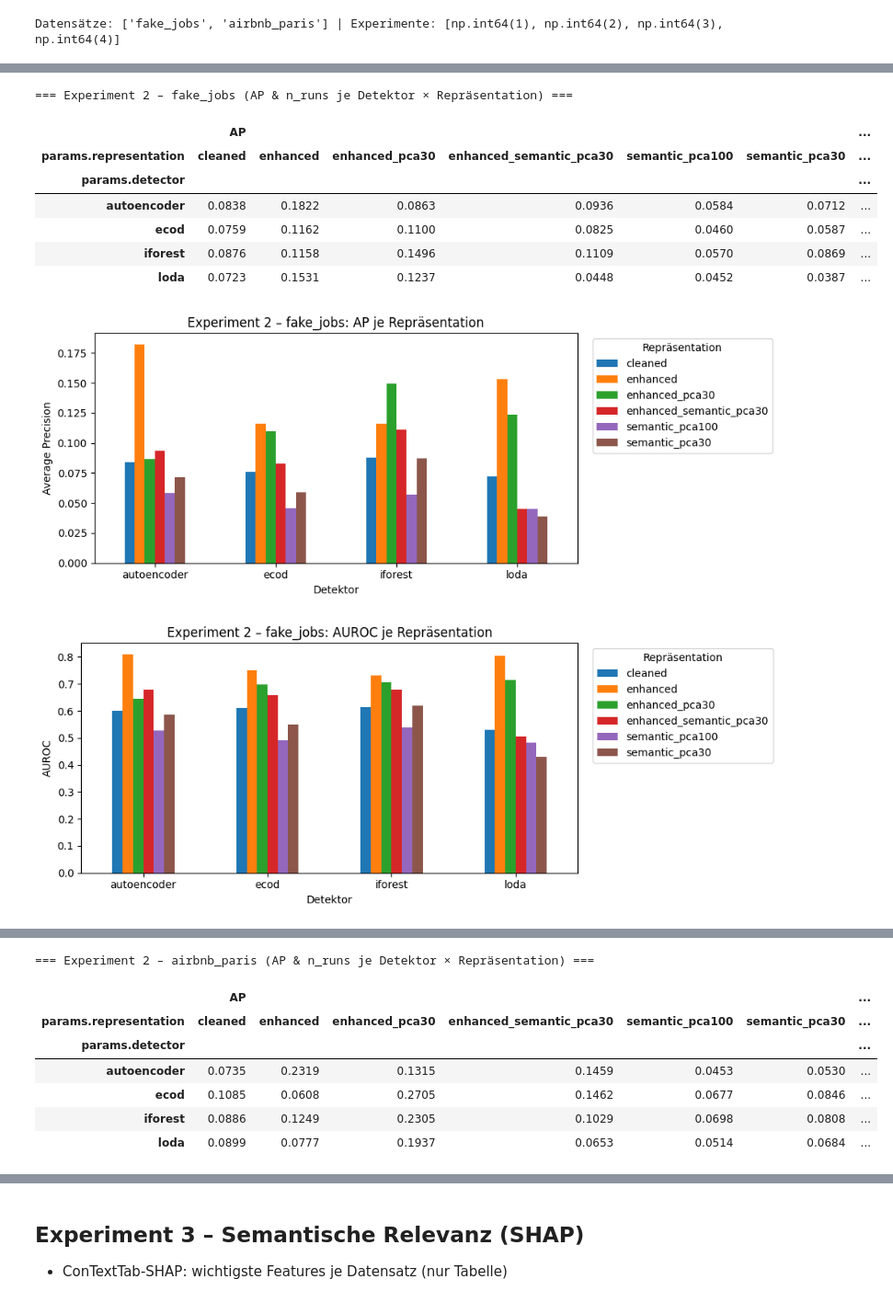
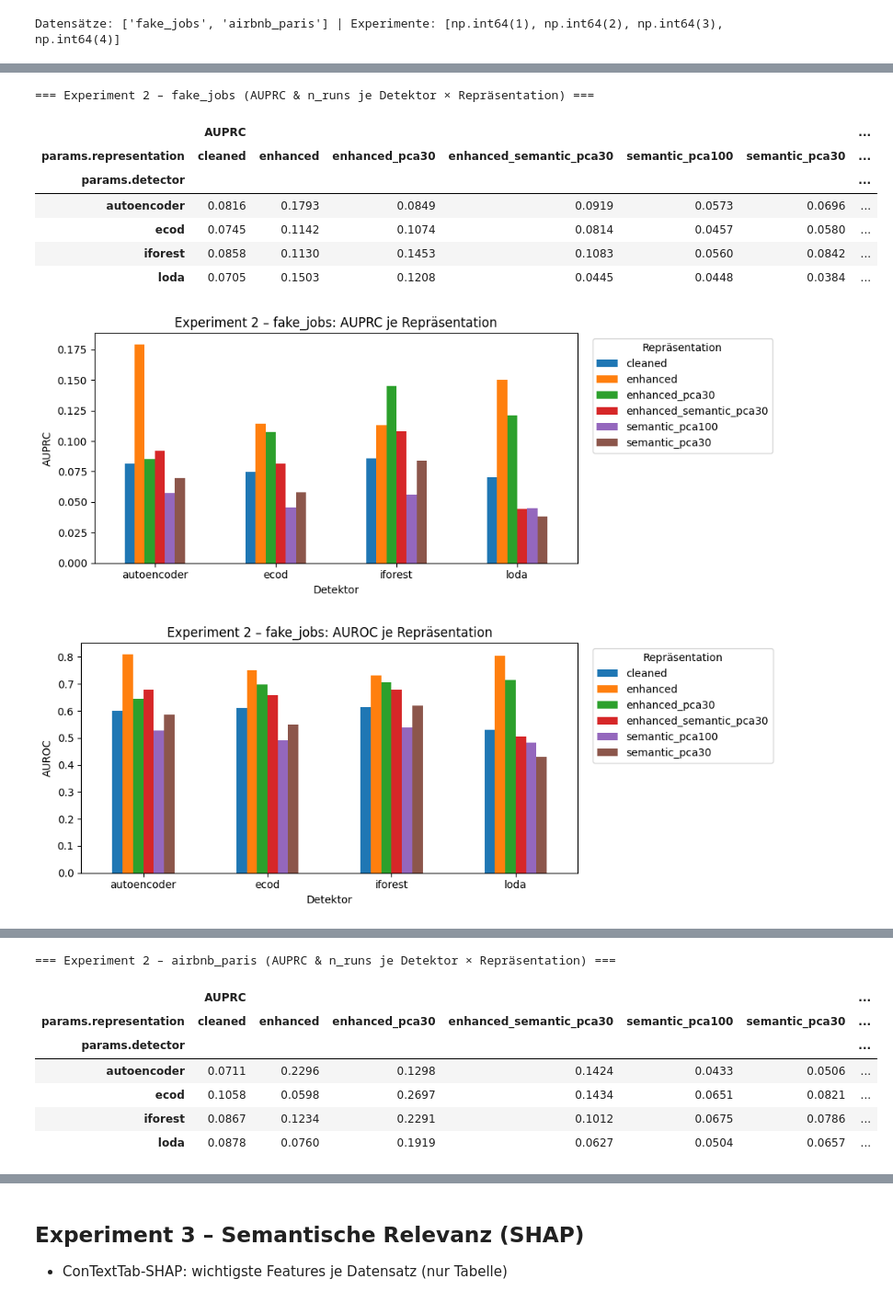
Before and after one commit to florivz/tfm-anomaly-detection, a Jupyter notebook: experiment_summary.ipynb, the cells around one changed output, grey strips where cells are left out. Shown at 92% size. Saved outputs shown, nothing was run; the diff lists cells and outputs as text; code cells hidden in the pictures.

```diff
--- a/experiment_summary.ipynb
+++ b/experiment_summary.ipynb
@@ -45,8 +48,8 @@ if len(df):
     df["dataset"] = df["experiment"].str.rsplit("_experiment_", n=1).str[0]
     df["model"] = df["tags.mlflow.runName"] if "tags.mlflow.runName" in df.columns else df["run_id"]
     df = df[df["model"] != "contexttab_fixed"]  # veralteten Run ausschließen
-    df = df.rename(columns={"metrics.average_precision": "AP", "metrics.auprc": "AUPRC", "metrics.auc_roc": "AUROC", "metrics.runtime_s": "runtime_s"})
-    for col in ["AP", "AUPRC", "AUROC", "runtime_s"]:
+    df = df.rename(columns={"metrics.auprc": "AUPRC", "metrics.auc_roc": "AUROC", "metrics.runtime_s": "runtime_s"})
+    for col in ["AUPRC", "AUROC", "runtime_s"]:
         if col not in df.columns:
             df[col] = np.nan
     print("Datensätze:", df["dataset"].unique().tolist(), "| Experimente:", sorted(df["exp_num"].unique()))
@@ -67,15 +70,16 @@ else:
         if not len(s):
             continue
         g = s.groupby("model")
-        tab = g[["AP", "AUPRC", "AUROC", "runtime_s"]].mean()
+        tab = g[["AUPRC", "AUROC", "runtime_s"]].mean()
         tab["n_runs"] = g.size()
-        tab = tab.sort_values("AP", ascending=False).round(4)
+        tab = tab.sort_values("AUPRC", ascending=False).round(4)
         tab.to_csv(f"{RESULT_DIR}/exp1_{ds}.csv")
+        tab.to_latex(f"{RESULT_DIR}/exp1_{ds}.tex", escape=True, float_format="%.4f", caption=f"Experiment 1 -- Unsupervised Outlier Detection ({ds.replace('_', ' ')}): AUPRC, AUROC und Laufzeit je Modell.", label=f"tab:exp1_{ds}")
         print(f"=== Experiment 1 – {ds} ===")
         display(tab)
 
-    # je 1 Chart für AP, AUROC, Runtime – beide Datensätze, Modelle alphabetisch
-    for metric, label in [("AP", "Average Precision"), ("AUPRC", "AUPRC"), ("AUROC", "AUROC"), ("runtime_s", "Runtime (s)")]:
+    # je 1 Chart (beide Datensätze, Modelle alphabetisch) -> diagrams/
+    for metric, label, fname in [("AUPRC", "AUPRC", "aucpr"), ("AUROC", "AUROC", "aucroc"), ("runtime_s", "Runtime (s)", "runtime")]:
         piv = sub.pivot_table(index="model", columns="dataset", values=metric, aggfunc="mean").sort_index()
         ax = piv.plot.bar(figsize=(10, 4), rot=30)
         ax.set_title(f"Experiment 1 – {label} (beide Datensätze)")
@@ -83,6 +87,8 @@ else:
         ax.set_xlabel("")
         ax.legend(title="Datensatz")
         plt.tight_layout()
+        plt.savefig(f"{DIAGRAM_DIR}/exp1_{fname}.png", facecolor='white', edgecolor='white', dpi=300)
         plt.show()
+        plt.close()
 # %% [output]
 === Experiment 1 – fake_jobs ===
@@ -117,49 +122,47 @@ else:
 # %%
 for ds in datasets:
     sub = df[(df["exp_num"] == 2) & (df["dataset"] == ds)] if len(df) else df
     if not len(sub):
         print(f"{ds}: keine Exp-2-Runs")
         continue
-    piv = sub.pivot_table(index="params.detector", columns="params.representation", values="AP", aggfunc=["mean", "size"]).round(4)
-    piv = piv.rename(columns={"mean": "AP", "size": "n_runs"}, level=0)
+    # Tabelle: AUPRC-Mittel + n_runs je Detektor × Repräsentation
+    piv = sub.pivot_table(index="params.detector", columns="params.representation", values="AUPRC", aggfunc=["mean", "size"]).round(4)
+    piv = piv.rename(columns={"mean": "AUPRC", "size": "n_runs"}, level=0)
     piv.to_csv(f"{RESULT_DIR}/exp2_{ds}.csv")
-    print(f"=== Experiment 2 – {ds} (AP & n_runs je Detektor × Repräsentation) ===")
+    piv.to_latex(f"{RESULT_DIR}/exp2_{ds}.tex", escape=True, float_format="%.4f", multicolumn=True, multicolumn_format="c", caption=f"Experiment 2 -- Enhanced Baselines ({ds.replace('_', ' ')}): AUPRC und n\\_runs je Detektor und Repräsentation.", label=f"tab:exp2_{ds}")
+    print(f"=== Experiment 2 – {ds} (AUPRC & n_runs je Detektor × Repräsentation) ===")
     display(piv)
-    ax = piv["AP"].plot.bar(figsize=(10, 4), rot=0)
-    ax.set_title(f"Experiment 2 – {ds}: AP je Repräsentation")
-    ax.set_ylabel("Average Precision")
+
+    # AUPRC je Detektor × Repräsentation -> diagrams/
+    ax = piv["AUPRC"].plot.bar(figsize=(10, 4), rot=0)
+    ax.set_title(f"Experiment 2 – {ds}: AUPRC je Repräsentation")
+    ax.set_ylabel("AUPRC")
     ax.set_xlabel("Detektor")
     ax.legend(title="Repräsentation", bbox_to_anchor=(1.02, 1), loc="upper left")
     plt.tight_layout()
+    plt.savefig(f"{DIAGRAM_DIR}/exp2_aucpr_{DS_ABBR[ds]}.png", facecolor='white', edgecolor='white', dpi=300)
     plt.show()
+    plt.close()
 
-    # AUROC je Detektor × Repräsentation
+    # AUROC je Detektor × Repräsentation -> diagrams/
     piv_auc = sub.pivot_table(index="params.detector", columns="params.representation", values="AUROC", aggfunc="mean").round(4)
     ax = piv_auc.plot.bar(figsize=(10, 4), rot=0)
     ax.set_title(f"Experiment 2 – {ds}: AUROC je Repräsentation")
     ax.set_ylabel("AUROC")
     ax.set_xlabel("Detektor")
     ax.legend(title="Repräsentation", bbox_to_anchor=(1.02, 1), loc="upper left")
     plt.tight_layout()
+    plt.savefig(f"{DIAGRAM_DIR}/exp2_aucroc_{DS_ABBR[ds]}.png", facecolor='white', edgecolor='white', dpi=300)
     plt.show()
-
-    # AUPRC je Detektor × Repräsentation
-    piv_auprc = sub.pivot_table(index="params.detector", columns="params.representation", values="AUPRC", aggfunc="mean").round(4)
-    ax = piv_auprc.plot.bar(figsize=(10, 4), rot=0)
-    ax.set_title(f"Experiment 2 – {ds}: AUPRC je Repräsentation")
-    ax.set_ylabel("AUPRC")
-    ax.set_xlabel("Detektor")
-    ax.legend(title="Repräsentation", bbox_to_anchor=(1.02, 1), loc="upper left")
-    plt.tight_layout()
-    plt.show()
+    plt.close()
 # %% [output]
-=== Experiment 2 – fake_jobs (AP & n_runs je Detektor × Repräsentation) ===
+=== Experiment 2 – fake_jobs (AUPRC & n_runs je Detektor × Repräsentation) ===
-|  | AP |  |  |  |  |  | ... |
+|  | AUPRC |  |  |  |  |  | ... |
 | params.representation | cleaned | enhanced | enhanced_pca30 | enhanced_semantic_pca30 | semantic_pca100 | semantic_pca30 | ... |
 | params.detector |  |  |  |  |  |  | ... |
-| autoencoder | 0.0838 | 0.1822 | 0.0863 | 0.0936 | 0.0584 | 0.0712 | ... |
-| ecod | 0.0759 | 0.1162 | 0.1100 | 0.0825 | 0.0460 | 0.0587 | ... |
-| iforest | 0.0876 | 0.1158 | 0.1496 | 0.1109 | 0.0570 | 0.0869 | ... |
-| loda | 0.0723 | 0.1531 | 0.1237 | 0.0448 | 0.0452 | 0.0387 | ... |
+| autoencoder | 0.0816 | 0.1793 | 0.0849 | 0.0919 | 0.0573 | 0.0696 | ... |
+| ecod | 0.0745 | 0.1142 | 0.1074 | 0.0814 | 0.0457 | 0.0580 | ... |
+| iforest | 0.0858 | 0.1130 | 0.1453 | 0.1083 | 0.0560 | 0.0842 | ... |
+| loda | 0.0705 | 0.1503 | 0.1208 | 0.0445 | 0.0448 | 0.0384 | ... |
-[figure, old version]
+[figure, new version]
 [figure]
@@ -167,8 +169,8 @@ for ds in datasets:
-=== Experiment 2 – airbnb_paris (AP & n_runs je Detektor × Repräsentation) ===
+=== Experiment 2 – airbnb_paris (AUPRC & n_runs je Detektor × Repräsentation) ===
-|  | AP |  |  |  |  |  | ... |
+|  | AUPRC |  |  |  |  |  | ... |
 | params.representation | cleaned | enhanced | enhanced_pca30 | enhanced_semantic_pca30 | semantic_pca100 | semantic_pca30 | ... |
 | params.detector |  |  |  |  |  |  | ... |
-| autoencoder | 0.0735 | 0.2319 | 0.1315 | 0.1459 | 0.0453 | 0.0530 | ... |
-| ecod | 0.1085 | 0.0608 | 0.2705 | 0.1462 | 0.0677 | 0.0846 | ... |
-| iforest | 0.0886 | 0.1249 | 0.2305 | 0.1029 | 0.0698 | 0.0808 | ... |
-| loda | 0.0899 | 0.0777 | 0.1937 | 0.0653 | 0.0514 | 0.0684 | ... |
+| autoencoder | 0.0711 | 0.2296 | 0.1298 | 0.1424 | 0.0433 | 0.0506 | ... |
+| ecod | 0.1058 | 0.0598 | 0.2697 | 0.1434 | 0.0651 | 0.0821 | ... |
+| iforest | 0.0867 | 0.1234 | 0.2291 | 0.1012 | 0.0675 | 0.0786 | ... |
+| loda | 0.0878 | 0.0760 | 0.1919 | 0.0627 | 0.0504 | 0.0657 | ... |
```
Also changed, not shown: parts of 9 cells of this notebook, 27 other files.
